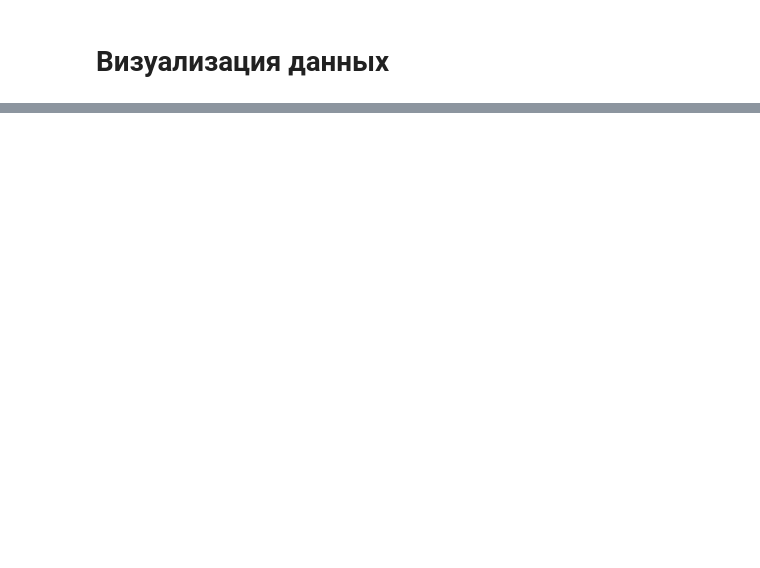
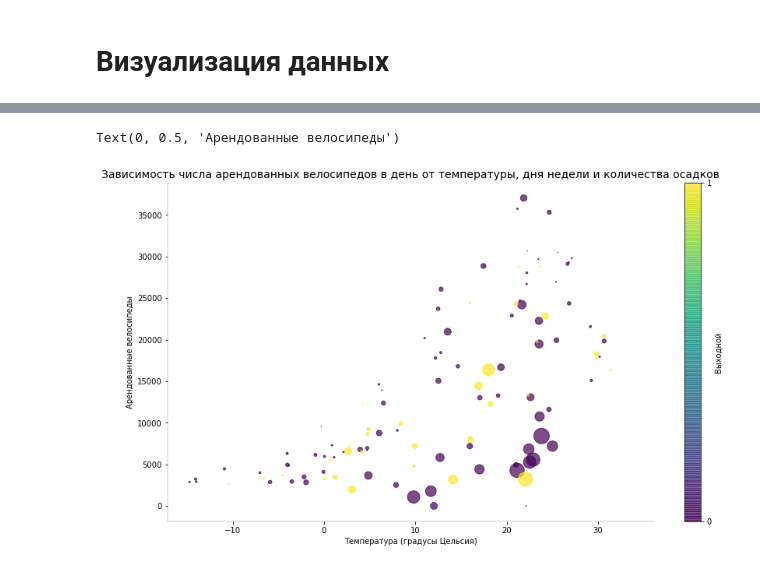
Before and after one commit to rogovich/2021_Stats_Online, a Jupyter notebook: 01_Начальный/01_12_Viz.ipynb, the cells around one changed output, grey strips where cells are left out. Saved outputs shown, nothing was run; the diff lists cells and outputs as text; code cells hidden in the pictures; blank space fills up the shorter version.

```diff
--- a/01_Начальный/01_12_Viz.ipynb
+++ b/01_Начальный/01_12_Viz.ipynb
@@ -113,0 +132,29 @@ for i in gapminder.year.unique(): # пишем цикл, который прох
+# %%
+bikes['Weekend'] = np.where(bikes['Date'].dt.day_name().isin(['Saturday', 'Sunday']) + bikes['Holiday'], 1, 0)
+bikes['Rainfall and Snowfall'] = bikes['Rainfall'] * 10 + bikes['Snowfall']
+# %%
+bikes_sum = bikes.groupby('Date')['Rental Count'].sum()
+temp_av = bikes.groupby('Date')['Temperature'].mean()
+rainsnow_av = bikes.groupby('Date')['Rainfall and Snowfall'].mean()
+weekend = bikes.groupby('Date')['Weekend'].max()
+
+bikes_date = pd.concat([bikes_sum, temp_av, rainsnow_av, weekend], axis=1)
+# %%
+fig, ax = plt.subplots(figsize=(14,8))
+graph = ax.scatter(bikes_date['Temperature'], bikes_date['Rental Count'],
+           c = bikes_date['Weekend'], s = bikes_date['Rainfall and Snowfall']*10,
+           alpha = 0.7)
+plt.colorbar(graph, ticks=range(2), label='Выходной')
+
+ax.set_title('Зависимость числа арендованных велосипедов в день от температуры, дня недели и количества осадков', fontsize=14)
+ax.spines['right'].set_visible(False)
+ax.spines['top'].set_visible(False)
+ax.spines['right'].set_visible(False)
+ax.spines['top'].set_visible(False)
+ax.spines['left'].set_linewidth(0.2)
+ax.spines['bottom'].set_linewidth(0.2)
+ax.set_xlabel('Температура (градусы Цельсия)', fontsize=10)
+ax.set_ylabel('Арендованные велосипеды', fontsize=10)
+# %% [output]
+Text(0, 0.5, 'Арендованные велосипеды')
+[figure, added]
```
Also changed, not shown: parts of 22 cells of this notebook, 2 other files.
